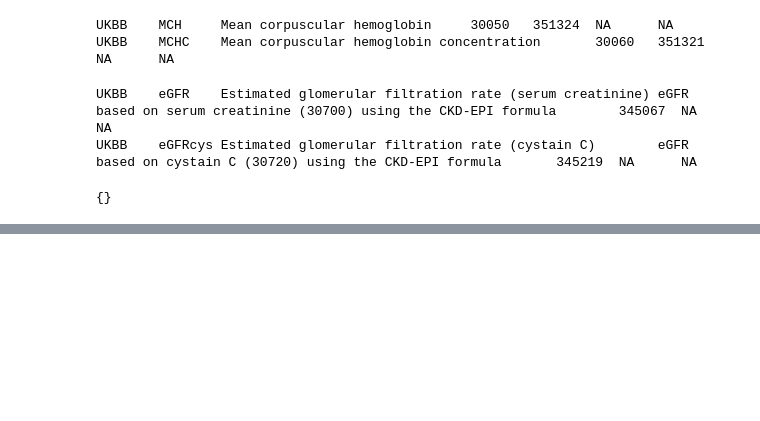
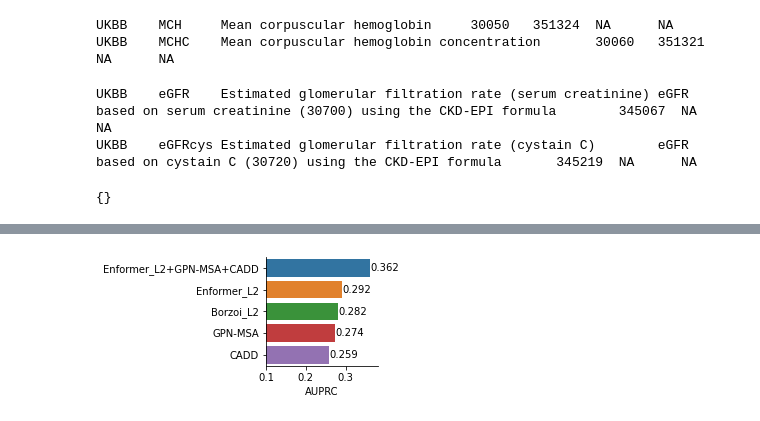
Before and after one commit to minjaf/TraitGym, a Jupyter notebook: workflow/notebooks/results.ipynb, the cells around one changed output, grey strips where cells are left out. Saved outputs shown, nothing was run; the diff lists cells and outputs as text; code cells hidden in the pictures; blank space fills up the shorter version.

```diff
--- a/workflow/notebooks/results.ipynb
+++ b/workflow/notebooks/results.ipynb
@@ -305,16 +249,0 @@ wins[wins.winner=="GPN-MSA"]
-# %%
-for trait in df.trait.sample(n=10, random_state=42):
-    plt.figure(figsize=(2,2))
-    g = sns.barplot(
-        data=df[df.trait==trait],
-        y="Model",
-        x="AUPRC",
-        order=df[df.trait==trait].sort_values("AUPRC", ascending=False).Model,
-        palette=palette,
-    )
-    g.set(
-        ylabel="",
-        title=trait_renaming[trait] + f"\n(n_causal={n_hits[trait]})",
-    )
-    sns.despine();
-    plt.show()
@@ -331,0 +250,26 @@ for trait in df.trait.sample(n=10, random_state=42):
+# %%
+df_all = df[df.subset=="all"]
+
+plt.figure(figsize=(2,2))
+g = sns.barplot(
+    data=df_all,
+    y="Model",
+    x="AUPRC",
+    order=df_all.sort_values("AUPRC", ascending=False).Model,
+    palette=palette,
+)
+for bar, model in zip(g.patches, df_all.Model):
+    text = f'{bar.get_width():.3f}'
+    g.text(
+        max(bar.get_width(), baseline),  # X position, here at the end of the bar
+        bar.get_y() + bar.get_height()/2,  # Y position, in the middle of the bar
+        text,  # Text to be displayed, formatted to 3 decimal places
+        va='center'  # Vertical alignment
+    )
+g.set(
+    ylabel="",
+    xlim=0.1,
+)
+sns.despine();
+# %% [output]
+[figure, added]
```
Also changed, not shown: parts of 12 cells of this notebook, 2 other files.
